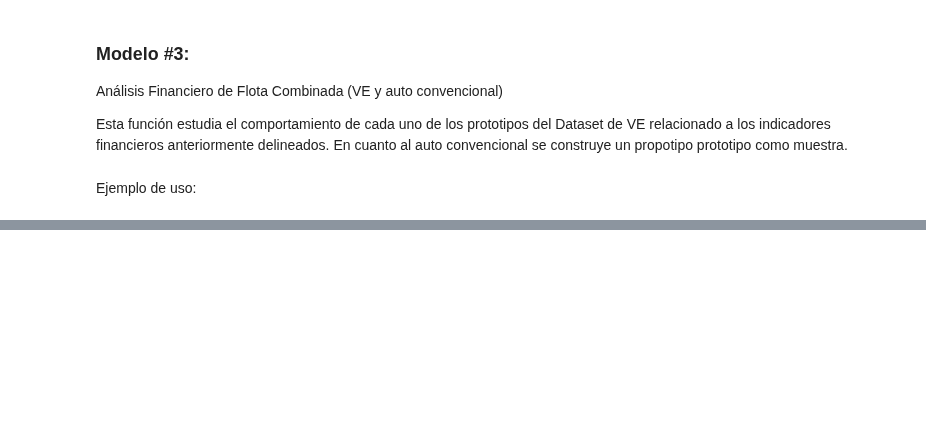
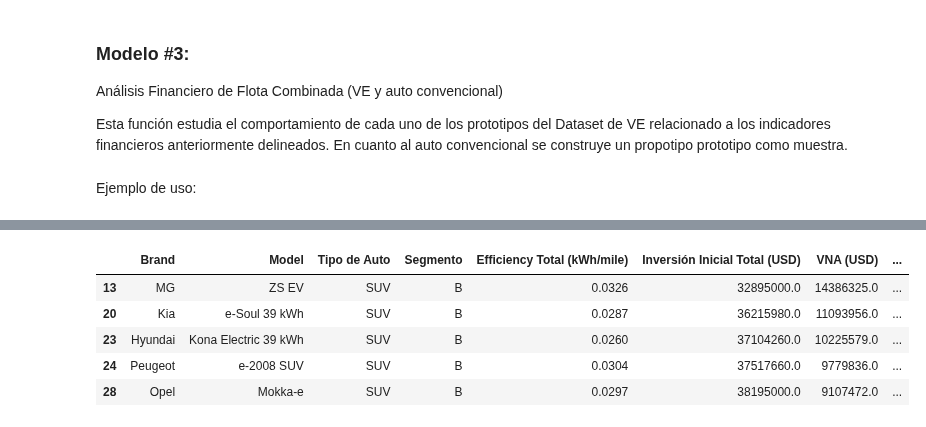
Before and after one commit to mlararossetti/ProyectoFinalSH, a Jupyter notebook: Financial Models/Combined Cash Flow Model.ipynb, the cells around one changed output, grey strips where cells are left out. Saved outputs shown, nothing was run; the diff lists cells and outputs as text; code cells hidden in the pictures; blank space fills up the shorter version.

```diff
--- a/Financial Models/Combined Cash Flow Model.ipynb
+++ b/Financial Models/Combined Cash Flow Model.ipynb
@@ -333,0 +341,34 @@ resultados_flota.head(5) # head (5) para obtener el Ranking
+# %%
+# Obtener los valores únicos y ordenarlos alfabéticamente
+tipo_de_auto = sorted(resultados_flota['Tipo de Auto'].unique())
+tipo_de_auto.insert(0, "Todos")
+tipo_de_auto_selector = widgets.Dropdown(
+    options=tipo_de_auto,
+    description='Tipo de Auto:',
+    disabled=False,
+)
+
+segmento = sorted(resultados_flota['Segmento'].unique())
+segmento.insert(0, "Todos")
+segmento_selector = widgets.Dropdown(
+    options=segmento,
+    description='Segmento:',
+    disabled=False,
+)
+
+
+def filtra(resultados_flota,tipo_de_auto,segmento):
+    if segmento == 'Todos':
+        if tipo_de_auto == 'Todos':
+            resultados_flota = resultados_flota
+        else:
+            resultados_flota = resultados_flota[resultados_flota['Tipo de Auto'] == tipo_de_auto]
+    elif tipo_de_auto == 'Todos':
+        resultados_flota = resultados_flota[resultados_flota['Segmento'] == segmento]
+
+    else:
+        resultados_flota = resultados_flota[(resultados_flota['Tipo de Auto'] == tipo_de_auto) & (resultados_flota['Segmento'] == segmento)]
+
+    return resultados_flota
+
+display(tipo_de_auto_selector, segmento_selector)
@@ -334,3 +378,16 @@ resultados_flota.head(5) # head (5) para obtener el Ranking
+# %%
+tipo_de_auto = tipo_de_auto_selector.value
+segmento = segmento_selector.value
+resultados_flota_aux = resultados_flota.copy()
+resultados_flota_aux = filtra(resultados_flota_aux, tipo_de_auto, segmento )
+resultados_flota_aux.head(5) # head (5) para obtener el Ranking
+# %% [output]
+|  | Brand | Model | Tipo de Auto | Segmento | Efficiency Total (kWh/mile) | Inversión Inicial Total (USD) | VNA (USD) | ... |
+| 13 | MG | ZS EV | SUV | B | 0.0326 | 32895000.0 | 14386325.0 | ... |
+| 20 | Kia | e-Soul 39 kWh | SUV | B | 0.0287 | 36215980.0 | 11093956.0 | ... |
+| 23 | Hyundai | Kona Electric 39 kWh | SUV | B | 0.0260 | 37104260.0 | 10225579.0 | ... |
+| 24 | Peugeot | e-2008 SUV | SUV | B | 0.0304 | 37517660.0 | 9779836.0 | ... |
+| 28 | Opel | Mokka-e | SUV | B | 0.0297 | 38195000.0 | 9107472.0 | ... |
 # %%
 actual_data = pd.read_csv(r"..\datasets\2. Depurados\TLC Aggregated Data\merged_taxi_data.csv")
 max_date = actual_data['date'].max()
```
Also changed, not shown: parts of 4 cells of this notebook, 3 other files.
